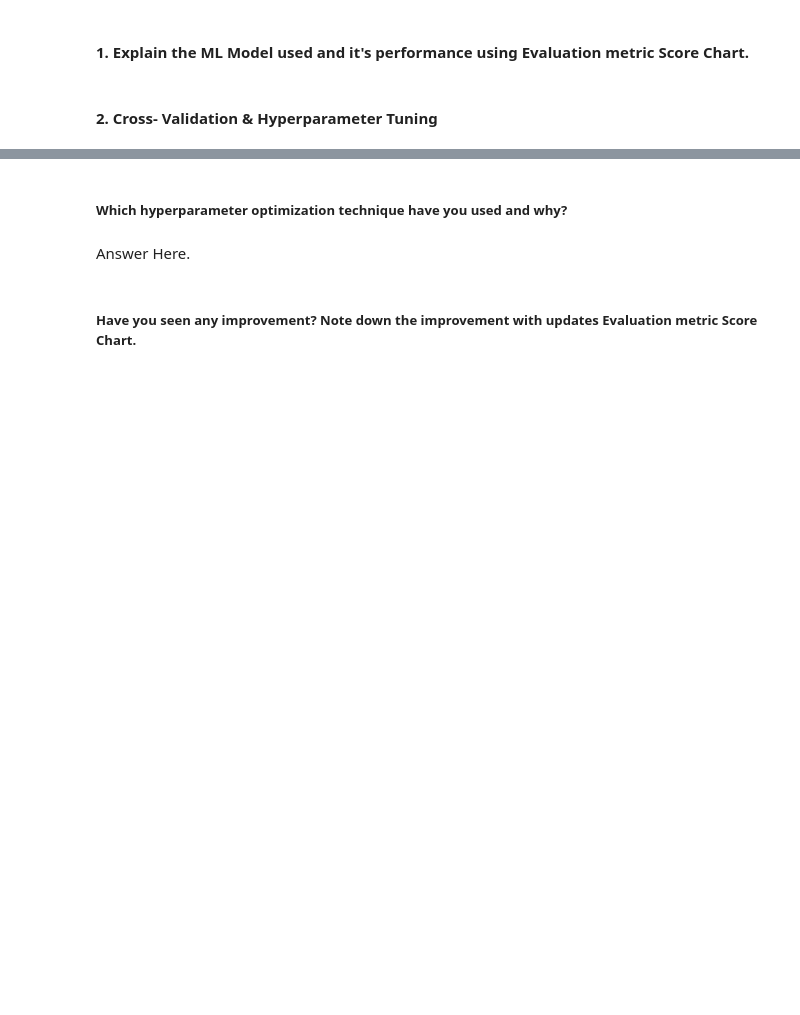
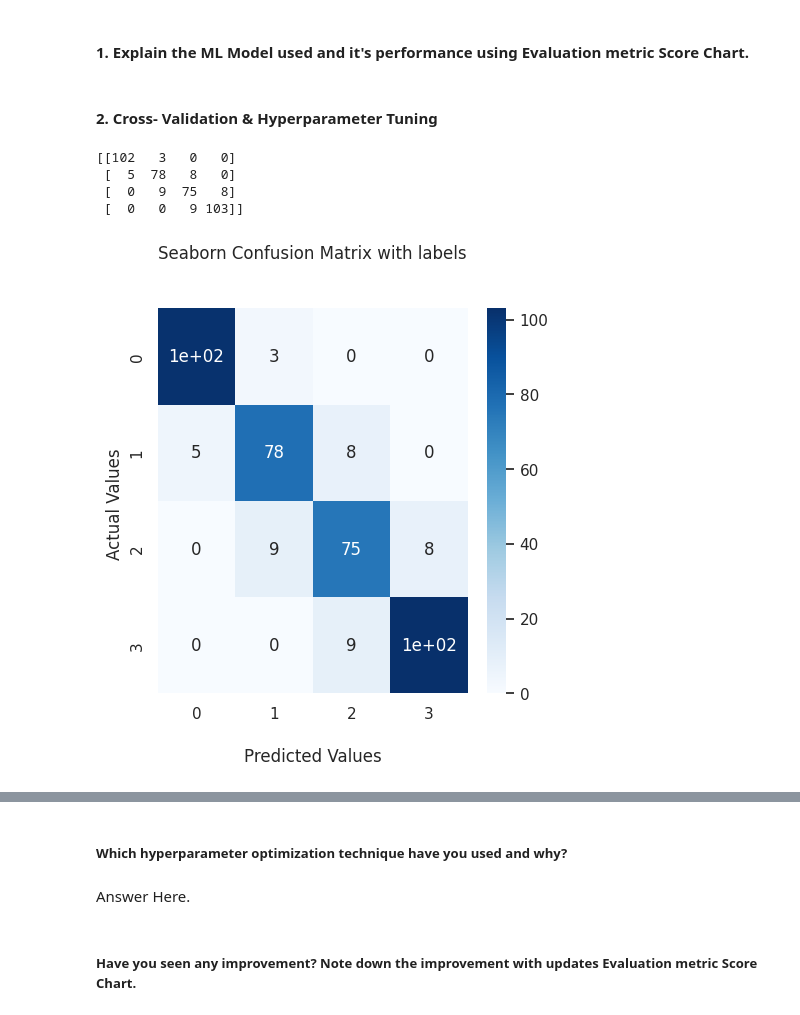
Before and after one commit to ash260498/-Datascience, a Jupyter notebook: Mobile_Price_range_prediction_Aswathi.ipynb, the cells around one changed output, grey strips where cells are left out. Cells and saved outputs as stored; diff of their text form; code cells hidden in the pictures; blank space fills up the shorter version.

```diff
--- a/Mobile_Price_range_prediction_Aswathi.ipynb
+++ b/Mobile_Price_range_prediction_Aswathi.ipynb
@@ -863,3 +873,10 @@ Answer Here.
+# %%
+# Scaling your data
+# Scaling values of X
+
+from sklearn.preprocessing import MinMaxScaler
+scaler = MinMaxScaler()
+X_scaled = scaler.fit_transform(X)
 # %% [markdown]
 ##### Which method have you used to scale you data and why?
 # %% [markdown]
@@ -878,3 +895,7 @@ Answer Here.
 ### 8. Data Splitting
 # %%
 # Split your data to train and test. Choose Splitting ratio wisely.
+# Splitting dataset into train and test sets
+
+from sklearn.model_selection import train_test_split
+X_train, X_test, y_train, y_test = train_test_split(X_scaled, y, test_size = 0.20, random_state = 42)
@@ -900,7 +930,9 @@ Answer Here.
 ### ML Model - 1
 # %%
 # ML Model - 1 Implementation
+# Applying logistic regression
 
+from sklearn.linear_model import LogisticRegression
+lr = LogisticRegression()
 # Fit the Algorithm
-
-# Predict on the model
+lr.fit(X_train, y_train)
@@ -906,0 +941,6 @@ Answer Here.
+# %%
+# Prediction
+
+y_pred_test = lr.predict(X_test)
+y_pred_train = lr.predict(X_train)
+# Evaluation metrics for test
@@ -918,0 +957,28 @@ Answer Here.
+# %%
+# ML Model - 1 Implementation with hyperparameter optimization techniques (i.e., GridSearch CV, RandomSearch CV, Bayesian Optimization etc.)
+import seaborn as sns
+from sklearn.metrics import confusion_matrix
+
+#Generate the confusion matrix
+cf_matrix = confusion_matrix(y_test, y_pred_test)
+
+print(cf_matrix)
+
+ax = sns.heatmap(cf_matrix, annot=True, cmap='Blues')
+
+ax.set_title('Seaborn Confusion Matrix with labels\n\n');
+ax.set_xlabel('\nPredicted Values')
+ax.set_ylabel('Actual Values ');
+
+## Ticket labels - List must be in alphabetical order
+ax.xaxis.set_ticklabels([0,1,2,3])
+ax.yaxis.set_ticklabels([0,1,2,3])
+
+## Display the visualization of the Confusion Matrix.
+plt.show()
+# %% [output]
+[[102   3   0   0]
+ [  5  78   8   0]
+ [  0   9  75   8]
+ [  0   0   9 103]]
+[figure, added]
```
Also changed, not shown: parts of 33 cells of this notebook.
